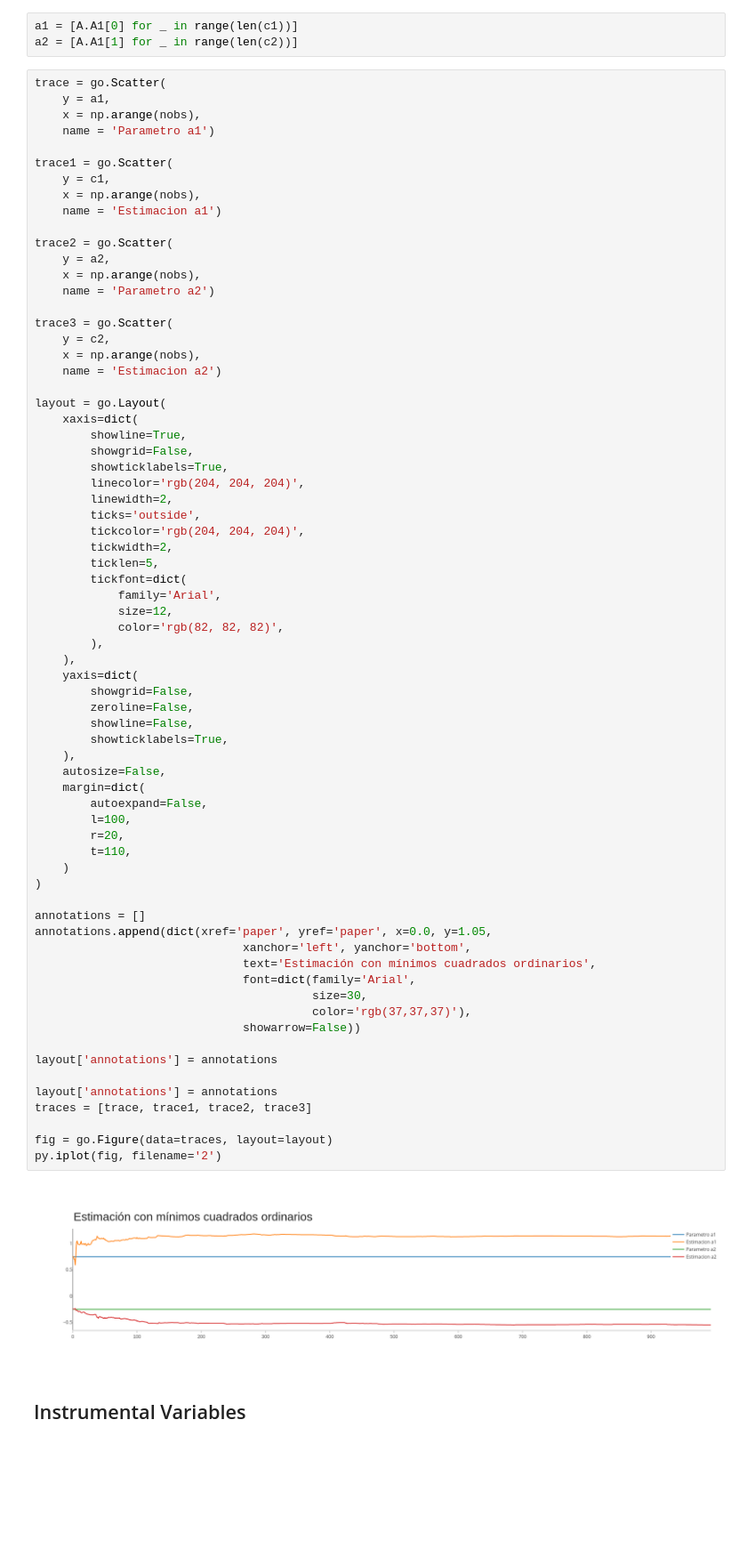
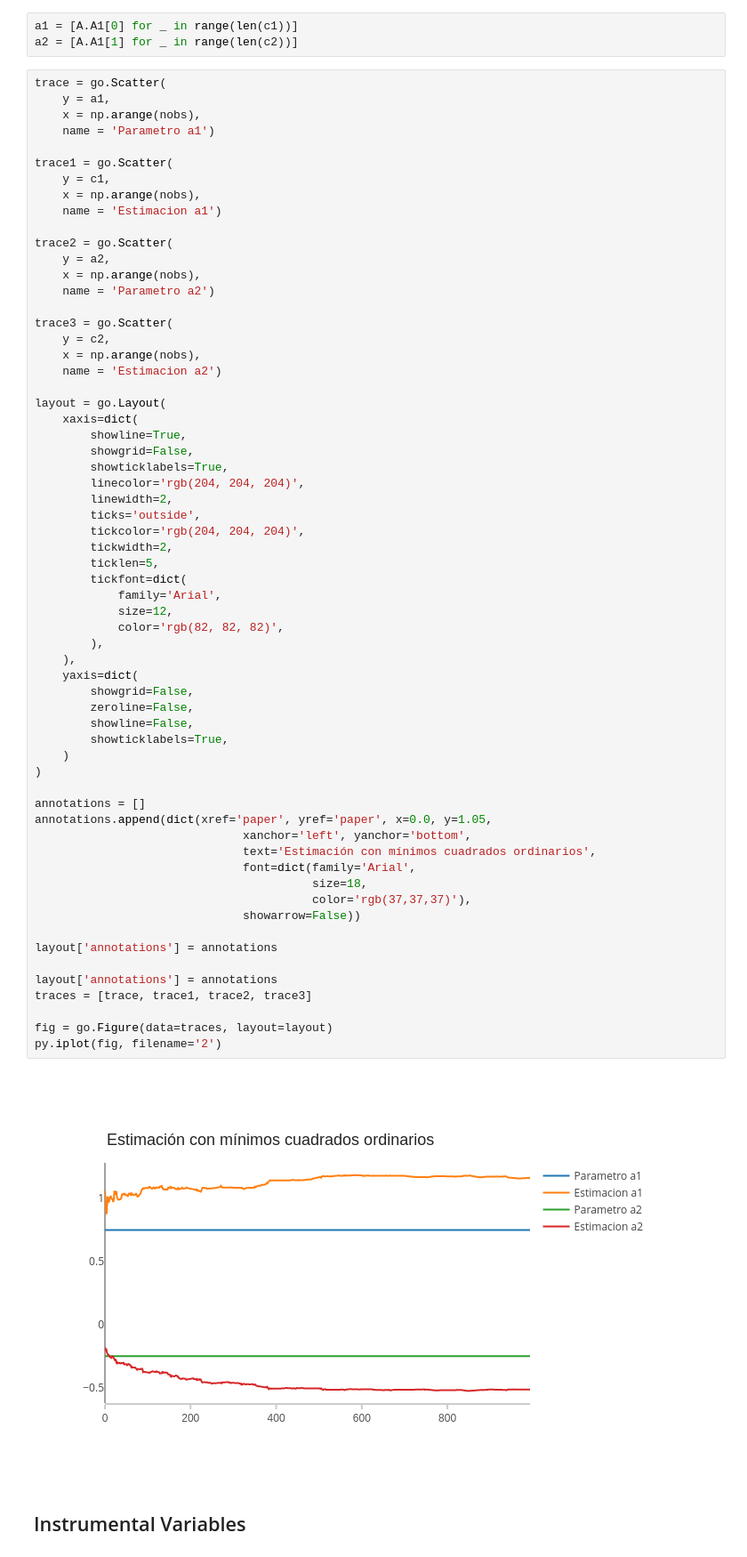
Before and after one commit to CamiVasz/Modelaci-n-experimental, a Jupyter notebook: Entrega 2/LS.ipynb, the cells around one changed output. Shown at 89% size. Cells and saved outputs as stored; diff of their text form; blank space fills up the shorter version.

```diff
--- a/Entrega 2/LS.ipynb
+++ b/Entrega 2/LS.ipynb
@@ -103,42 +104,35 @@ layout = go.Layout(
         tickfont=dict(
             family='Arial',
             size=12,
             color='rgb(82, 82, 82)',
         ),
     ),
     yaxis=dict(
         showgrid=False,
         zeroline=False,
         showline=False,
         showticklabels=True,
-    ),
-    autosize=False,
-    margin=dict(
-        autoexpand=False,
-        l=100,
-        r=20,
-        t=110,
     )
 )
 
 annotations = []
 annotations.append(dict(xref='paper', yref='paper', x=0.0, y=1.05,
                               xanchor='left', yanchor='bottom',
                               text='Estimación con mínimos cuadrados ordinarios',
                               font=dict(family='Arial',
-                                        size=30,
+                                        size=18,
                                         color='rgb(37,37,37)'),
                               showarrow=False))
 
 layout['annotations'] = annotations
 
 layout['annotations'] = annotations
 traces = [trace, trace1, trace2, trace3]
 
 fig = go.Figure(data=traces, layout=layout)
 py.iplot(fig, filename='2')
 # %% [output]
-[figure, old version]
+[figure, new version]
 # %% [markdown]
 ## Instrumental Variables
 # %%
```
Also changed, not shown: parts of 7 cells of this notebook.
